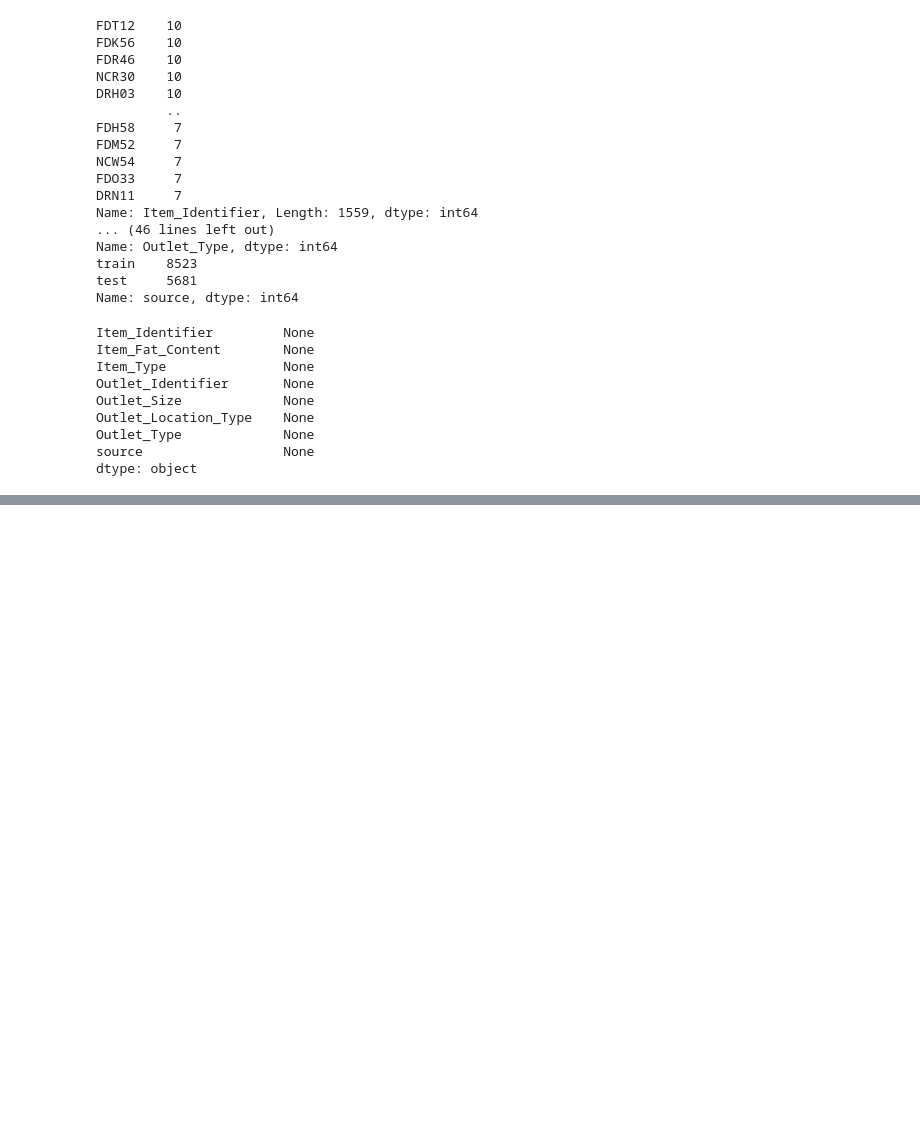
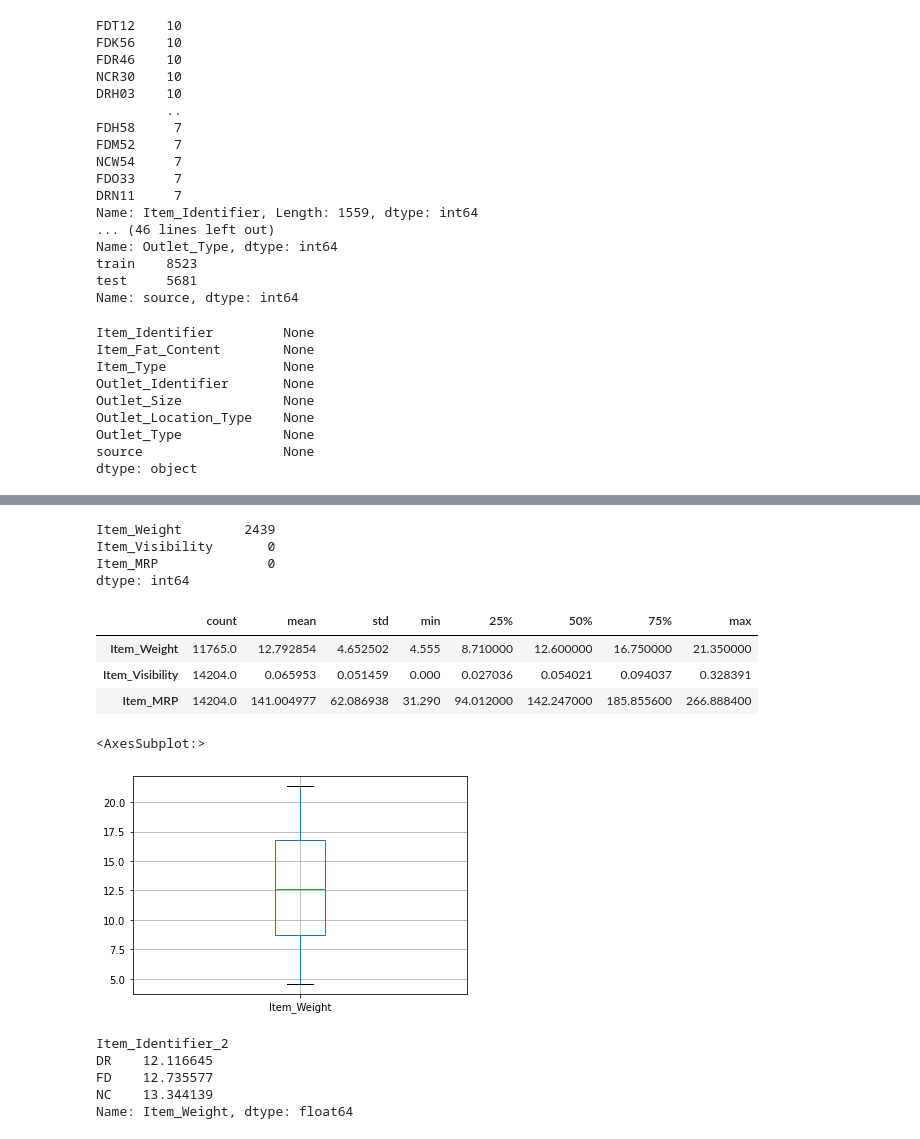
Before and after one commit to thiyanesh17/Datascience_Tasks, a Jupyter notebook: Bigmart_TG_practice.ipynb, the cells around one changed output, grey strips where cells are left out. Saved outputs shown, nothing was run; the diff lists cells and outputs as text; code cells hidden in the pictures; blank space fills up the shorter version.

```diff
--- a/Bigmart_TG_practice.ipynb
+++ b/Bigmart_TG_practice.ipynb
@@ -242,0 +267,2 @@ dtype: object
+# %%
+df['Item_Fat_Content'] = df['Item_Fat_Content'].replace({'LF':'Low Fat','low fat':'Low Fat','reg':'Regular'})
@@ -242,0 +307,2 @@ dtype: object
+# %%
+df['Item_Identifier_2'] = df['Item_Identifier'].apply(lambda x:x[0:2])
@@ -242,0 +478,2 @@ dtype: object
+# %%
+df['Outlet_Size'] = df.groupby(by=['Outlet_Type'])['Outlet_Size'].transform(lambda x :x.fillna(x.mode()[0]))
@@ -242,0 +524,27 @@ dtype: object
+# %%
+Numerical_columns.isna().sum()
+# %% [output]
+Item_Weight        2439
+Item_Visibility       0
+Item_MRP              0
+dtype: int64
+# %%
+Numerical_columns.describe().T
+# %% [output]
+|  | count | mean | std | min | 25% | 50% | 75% | max |
+| Item_Weight | 11765.0 | 12.792854 | 4.652502 | 4.555 | 8.710000 | 12.600000 | 16.750000 | 21.350000 |
+| Item_Visibility | 14204.0 | 0.065953 | 0.051459 | 0.000 | 0.027036 | 0.054021 | 0.094037 | 0.328391 |
+| Item_MRP | 14204.0 | 141.004977 | 62.086938 | 31.290 | 94.012000 | 142.247000 | 185.855600 | 266.888400 |
+# %%
+df.boxplot(column='Item_Weight')
+# %% [output]
+<AxesSubplot:>
+[figure, added]
+# %%
+df.groupby(by=['Item_Identifier_2']).Item_Weight.mean()
+# %% [output]
+Item_Identifier_2
+DR    12.116645
+FD    12.735577
+NC    13.344139
+Name: Item_Weight, dtype: float64
```
Also changed, not shown: parts of 33 cells of this notebook.
